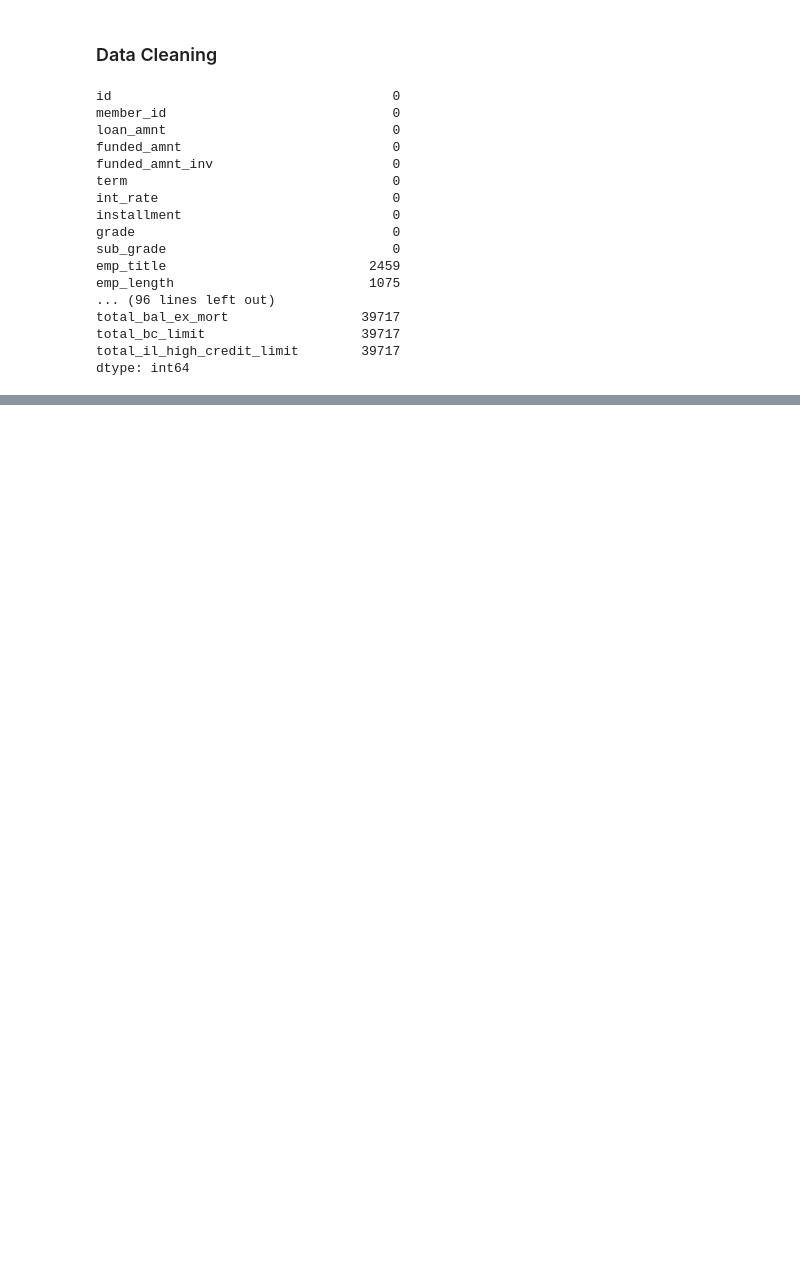
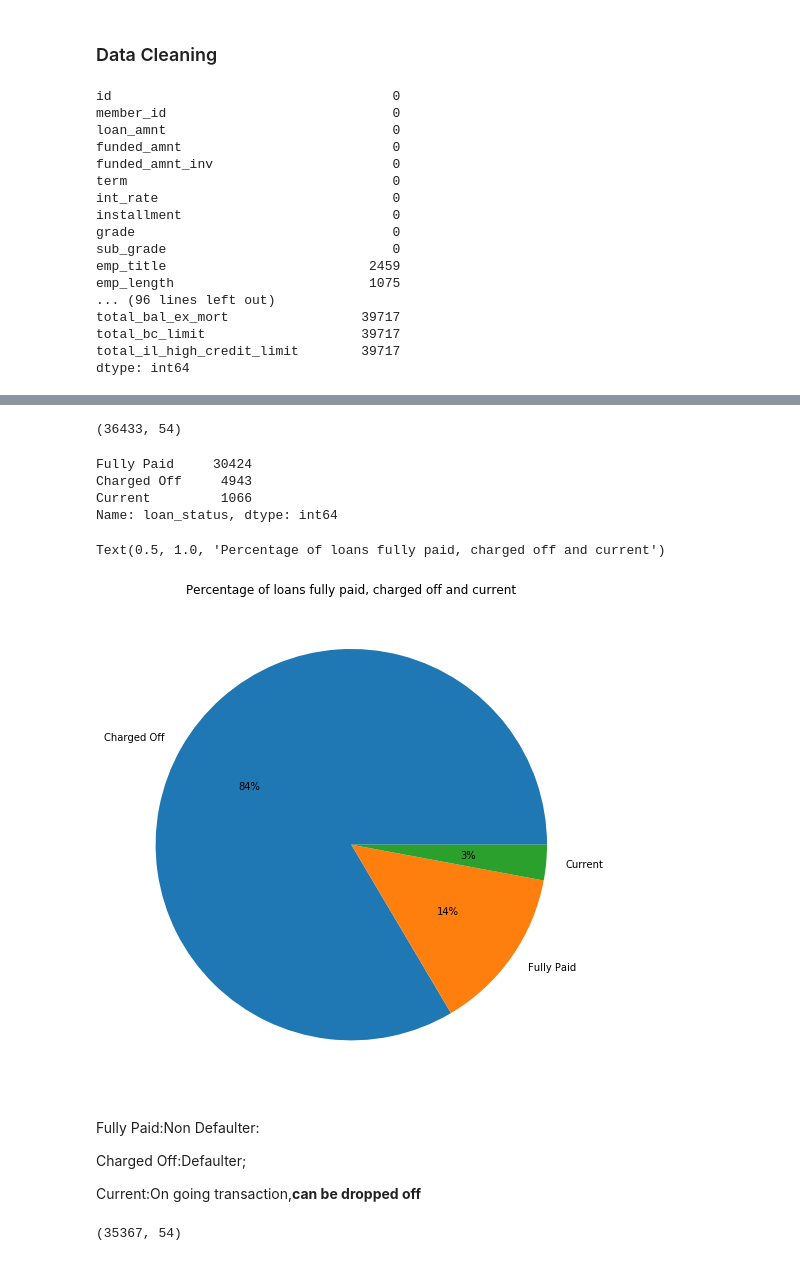
Before and after one commit to rahuldcoder/loan_default_eda, a Jupyter notebook: Abhijit_Dandpat_Lending_Club_Case.ipynb, the cells around one changed output, grey strips where cells are left out. Drawn from its saved outputs; the diff is of its cells as text; code cells hidden in the pictures; blank space fills up the shorter version.

```diff
--- a/Abhijit_Dandpat_Lending_Club_Case.ipynb
+++ b/Abhijit_Dandpat_Lending_Club_Case.ipynb
@@ -110,0 +386,16 @@ loan.shape
+# %%
+emp_length_dict = {
+    '< 1 year' : 0,
+    '1 year' : 1,
+    '2 years' : 2,
+    '3 years' : 3,
+    '4 years' : 4,
+    '5 years' : 5,
+    '6 years' : 6,
+    '7 years' : 7,
+    '8 years' : 8,
+    '9 years' : 9,
+    '10+ years' : 10
+}
+# %%
+loan=loan.replace({'emp_length':emp_length_dict})
@@ -110,0 +425,3 @@ loan.shape
+# %%
+loan['earliest_cr_line_month'] = loan['earliest_cr_line'].dt.month
+loan['earliest_cr_line_year'] = loan['earliest_cr_line'].dt.year
@@ -110,0 +450,3 @@ loan.shape
+# %%
+loan['issue_d_month']=loan['issue_d'].dt.month
+loan['issue_d_year']=loan['issue_d'].dt.year
@@ -110,0 +473,38 @@ loan.shape
+# %%
+loan.shape
+# %% [output]
+(36433, 54)
+# %%
+loan.loan_status.value_counts()
+# %% [output]
+Fully Paid     30424
+Charged Off     4943
+Current         1066
+Name: loan_status, dtype: int64
+# %%
+from itertools import chain
+from collections import Counter
+
+paid_percent = round(sum(loan.loan_status == 'Fully Paid')/len(loan) * 100, 2)
+charged_off_percent = round(sum(loan.loan_status == 'Charged Off')/len(loan) * 100, 2)
+current_percent = round(sum(loan.loan_status == 'Current')/len(loan) * 100, 2)
+
+cts = Counter(loan.loan_status.unique())
+fig, ax = plt.subplots()
+fig.set_size_inches(10, 9)
+plt.pie([paid_percent, charged_off_percent, current_percent], labels=cts.keys(), autopct='%1.0f%%')
+plt.title('Percentage of loans fully paid, charged off and current')
+# %% [output]
+Text(0.5, 1.0, 'Percentage of loans fully paid, charged off and current')
+[figure, added]
+# %% [markdown]
+Fully Paid:Non Defaulter:
+
+Charged Off:Defaulter;
+
+Current:On going transaction,**can be dropped off**
+# %%
+loan = loan[loan['loan_status'].isin(['Fully Paid','Charged Off'])]
+loan.shape
+# %% [output]
+(35367, 54)
```
Also changed, not shown: parts of 90 cells of this notebook.
